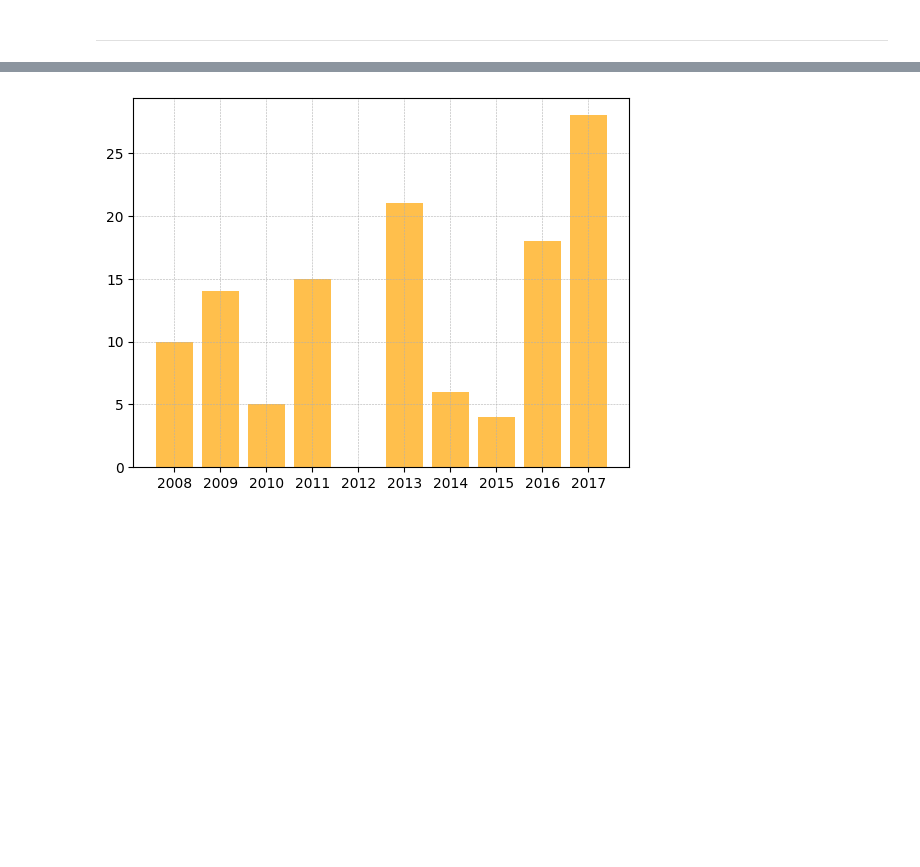
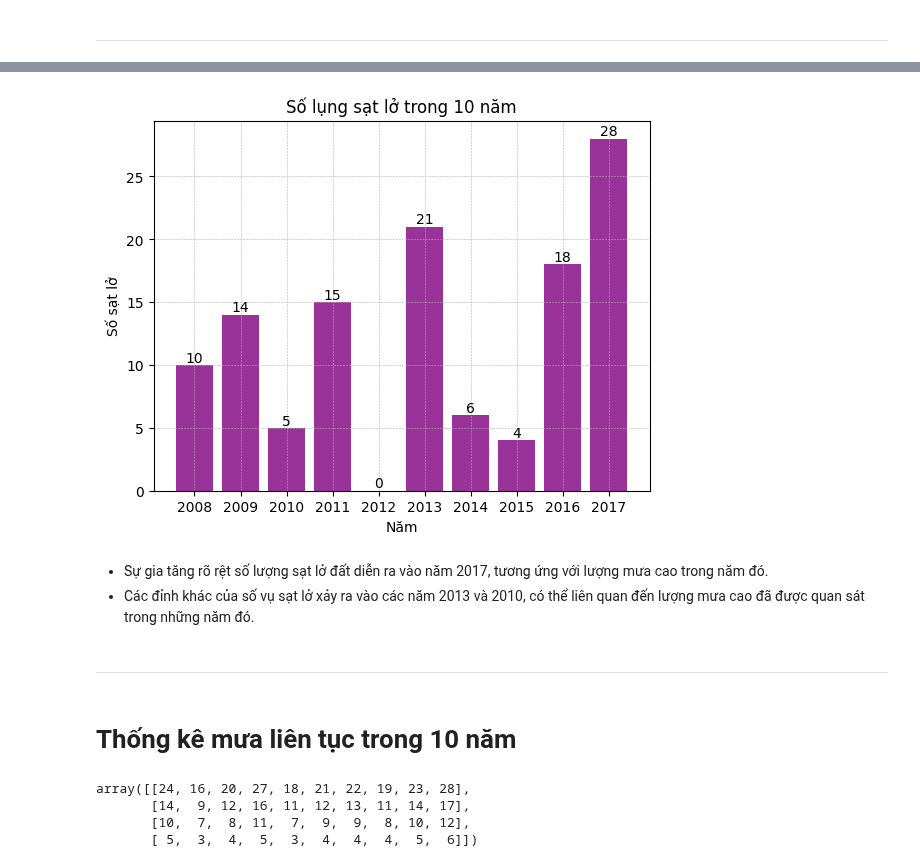
Before and after one commit to anbit192/coding-adventure, a Jupyter notebook: risk-management/rain-analysis.ipynb, the cells around one changed output, grey strips where cells are left out. Saved outputs shown, nothing was run; the diff lists cells and outputs as text; code cells hidden in the pictures; blank space fills up the shorter version.

```diff
--- a/risk-management/rain-analysis.ipynb
+++ b/risk-management/rain-analysis.ipynb
@@ -82,8 +126,49 @@ plt.show()
 # %%
 plt.grid(linestyle="--", linewidth=0.4)
-plt.bar(x=range(2008, 2018), height=count_landslides_year, color="orange", alpha=0.7)
+plt.title("Số lụng sạt lở trong 10 năm")
+bars = plt.bar(x=range(2008, 2018), height=count_landslides_year, color="purple", alpha=0.8)
+plt.bar_label(bars)
 plt.xticks(range(2008, 2018))
+plt.xlabel("Năm")
+plt.ylabel("Số sạt lở")
 # plt.plot(range(2008, 2018), avg_rain_years, color='red', linestyle='-', alpha=0.6)
 plt.show()
 # %% [output]
-[figure, old version]
+[figure, new version]
+# %% [markdown]
+- Sự gia tăng rõ rệt số lượng sạt lở đất diễn ra vào năm 2017, tương ứng với lượng mưa cao trong năm đó.
+- Các đỉnh khác của số vụ sạt lở xảy ra vào các năm 2013 và 2010, có thể liên quan đến lượng mưa cao đã được quan sát trong những năm đó.
+# %% [markdown]
+---
+# %% [markdown]
+# Thống kê mưa liên tục trong 10 năm
+# %%
+cum_list = [3, 5, 7, 14]
+cum_list = [i * 24 for i in cum_list]
+cum_rain_years = np.zeros((len(cum_list), 10), dtype=int)
+for i in range(cum_rain_years.shape[0]):
+    for j in range(10):
+        idxs = np.where(df["years"]==j+2008)[0]
+        count = 0
+        count_cum = 0
+        for k in range(len(idxs)):
+            curr_idx = idxs[k]
+            if (df["rains"].iloc[curr_idx] > 0):
+                if (k == 0 or idxs[k] == idxs[k-1] + 1):
+                    count_cum += 1
+                else:
+                    count_cum = 1
+
+            if (count_cum == cum_list[i]):
+                count += 1
+                count_cum = 0
+
+        cum_rain_years[i, j] = count
+
+
+cum_rain_years
+# %% [output]
+array([[24, 16, 20, 27, 18, 21, 22, 19, 23, 28],
+       [14,  9, 12, 16, 11, 12, 13, 11, 14, 17],
+       [10,  7,  8, 11,  7,  9,  9,  8, 10, 12],
+       [ 5,  3,  4,  5,  3,  4,  4,  4,  5,  6]])
```
Also changed, not shown: parts of 40 cells of this notebook, 39 other files.
